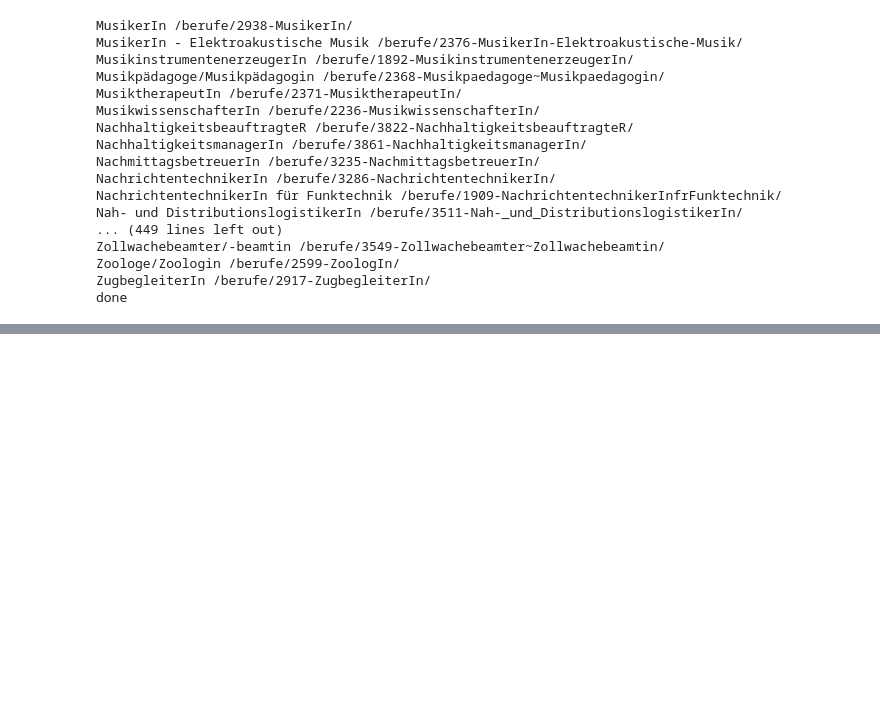
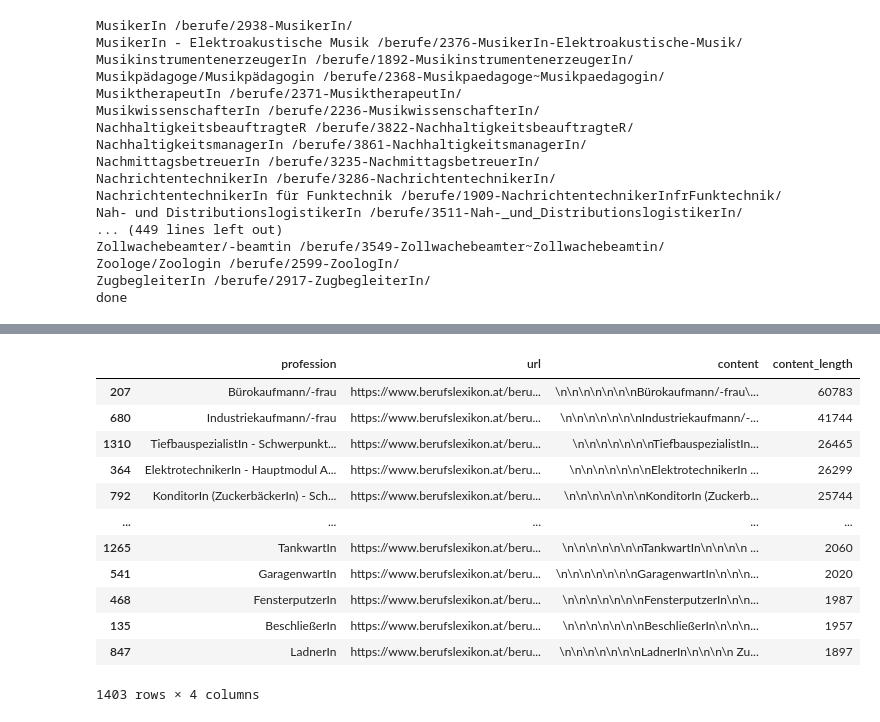
Before and after one commit to felixerlacher/sdc-project-ams, a Jupyter notebook: felix/berfuslexikon_scrape.ipynb, the cells around one changed output, grey strips where cells are left out. Saved outputs shown, nothing was run; the diff lists cells and outputs as text; code cells hidden in the pictures; blank space fills up the shorter version.

```diff
--- a/felix/berfuslexikon_scrape.ipynb
+++ b/felix/berfuslexikon_scrape.ipynb
@@ -285,0 +286,28 @@ with open('berufslexikon_cleaned_manual.json', 'r', encoding='utf-8') as f:
+# %%
+import json
+import re
+
+# Load the JSON file
+with open('data/berufslexikon.json', 'r', encoding='utf-8') as f:
+    data = json.load(f)
+
+# Define the regex patterns
+pattern1 = re.compile(
+    r'\nErgebnisse aus dem Ausbildungskompass:\n.*?(?=\nWeiterbildung\n|\nAufstieg und Selbstständigkeit\n|$)',
+    re.DOTALL
+)
+pattern2 = re.compile(r"\n\n\n\n\nWeiterführende Informationen\n\n.*", re.DOTALL)
+pattern3 = re.compile(r'\nAktuelles Update zu Berufsaussichten: Green Jobs\n.*?\nAusbildung\n', re.DOTALL)
+pattern4 = re.compile(r'\nBeruf merken\n.*?\nTätigkeitsmerkmale\n', re.DOTALL)
+
+# Iterate over each item and update the 'content' field using all patterns
+for item in data:
+    item['content'] = item['content'].replace("Start | ", "")
+    item['content'] = re.sub(pattern1, '', item['content'])
+    item['content'] = re.sub(pattern2, '', item['content'])
+    item['content'] = re.sub(pattern3, '', item['content'])
+    item['content'] = re.sub(pattern4, '', item['content'])
+
+# Save the updated data back to the JSON file
+with open('data/berufslexikon_regex.json', 'w', encoding='utf-8') as f:
+    json.dump(data, f, ensure_ascii=False, indent=4)
@@ -285,0 +321,22 @@ with open('berufslexikon_cleaned_manual.json', 'r', encoding='utf-8') as f:
+# %%
+df = pd.DataFrame(data)
+# count the number of characters in the content
+df['content_length'] = df['content'].str.len()
+# sort by content_length
+df = df.sort_values(by=['content_length'], ascending=False)
+# print the first 25 entries
+df
+# %% [output]
+|  | profession | url | content | content_length |
+| 207 | Bürokaufmann/-frau | https://www.berufslexikon.at/beru... | \n\n\n\n\n\n\nBürokaufmann/-frau\... | 60783 |
+| 680 | Industriekaufmann/-frau | https://www.berufslexikon.at/beru... | \n\n\n\n\n\n\nIndustriekaufmann/-... | 41744 |
+| 1310 | TiefbauspezialistIn - Schwerpunkt... | https://www.berufslexikon.at/beru... | \n\n\n\n\n\n\nTiefbauspezialistIn... | 26465 |
+| 364 | ElektrotechnikerIn - Hauptmodul A... | https://www.berufslexikon.at/beru... | \n\n\n\n\n\n\nElektrotechnikerIn ... | 26299 |
+| 792 | KonditorIn (ZuckerbäckerIn) - Sch... | https://www.berufslexikon.at/beru... | \n\n\n\n\n\n\nKonditorIn (Zuckerb... | 25744 |
+| ... | ... | ... | ... | ... |
+| 1265 | TankwartIn | https://www.berufslexikon.at/beru... | \n\n\n\n\n\n\nTankwartIn\n\n\n\n ... | 2060 |
+| 541 | GaragenwartIn | https://www.berufslexikon.at/beru... | \n\n\n\n\n\n\nGaragenwartIn\n\n\n... | 2020 |
+| 468 | FensterputzerIn | https://www.berufslexikon.at/beru... | \n\n\n\n\n\n\nFensterputzerIn\n\n... | 1987 |
+| 135 | BeschließerIn | https://www.berufslexikon.at/beru... | \n\n\n\n\n\n\nBeschließerIn\n\n\n... | 1957 |
+| 847 | LadnerIn | https://www.berufslexikon.at/beru... | \n\n\n\n\n\n\nLadnerIn\n\n\n\n Zu... | 1897 |
+1403 rows × 4 columns
```
Also changed, not shown: parts of 12 cells of this notebook, 10 other files.
